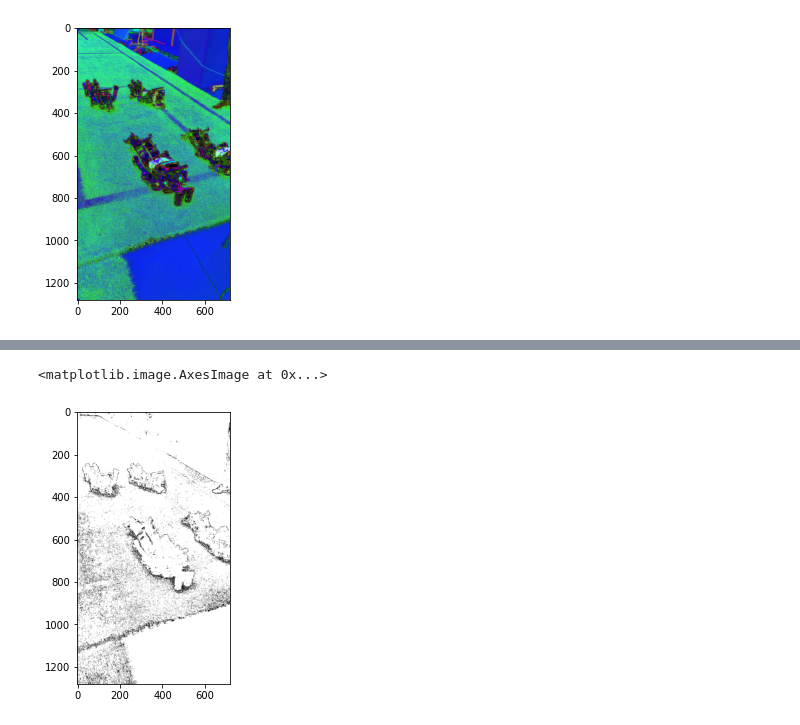
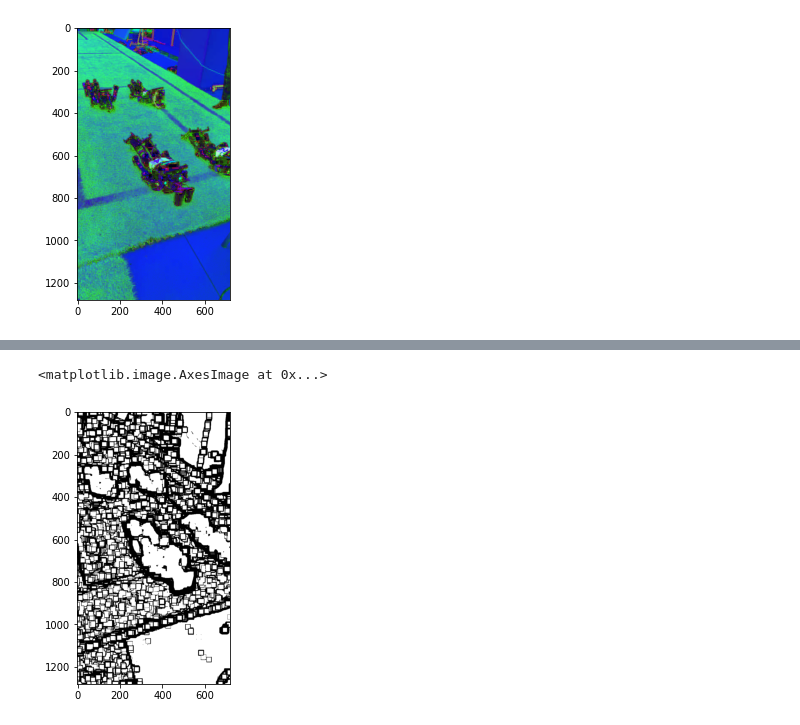
Before and after one commit to cyberschoolinmoscow/robofootball, a Jupyter notebook: homework/cv_hw2.ipynb, the cells around one changed output, grey strips where cells are left out. Drawn from its saved outputs; the diff is of its cells as text; code cells hidden in the pictures.

```diff
--- a/homework/cv_hw2.ipynb
+++ b/homework/cv_hw2.ipynb
@@ -35,5 +37,5 @@ plt.show()
 # %%
-blur = cv2.GaussianBlur(mask, (45,45), 0)
+blur = cv2.GaussianBlur(im1, (45,45), 3)
 plt.figure(figsize=(ax, ay))
 plt.imshow(blur, cmap="gray")
 plt.show()
@@ -41,0 +44,5 @@ plt.show()
+# %%
+dilation = cv2.dilate(blur,kernel,iterations =5)
+plt.figure(figsize=(ax, ay))
+plt.imshow(dilation, cmap="gray")
+plt.show()
@@ -41,0 +51,5 @@ plt.show()
+# %%
+erosion = cv2.erode( dilation,kernel,iterations = 10)
+plt.figure(figsize=(ax, ay))
+plt.imshow(erosion, cmap="gray")
+plt.show()
@@ -41,0 +58,5 @@ plt.show()
+# %%
+gradient = cv2.morphologyEx(erosion, cv2.MORPH_GRADIENT, kernel)
+plt.figure(figsize=(ax, ay))
+plt.imshow(gradient, cmap="gray")
+plt.show()
@@ -42,11 +65,11 @@ plt.show()
 # %%
-thresh = cv2.threshold(mask, 1, 255, cv2.THRESH_BINARY_INV)[1]
+thresh = cv2.threshold(gradient, 1, 255, cv2.THRESH_BINARY_INV)[1]
 contours = cv2.findContours(thresh, cv2.RETR_TREE, cv2.CHAIN_APPROX_SIMPLE)[0]
 plt.figure(figsize=(ax, ay))
 plt.imshow(thresh, cmap="gray")
 # %% [output]
 <matplotlib.image.AxesImage at 0x...>
-[figure, old version]
+[figure, new version]
 # %%
 mainContour = max(contours, key = cv2.contourArea)
 M = cv2.moments(mainContour)
```
Also changed, not shown: parts of 12 cells of this notebook.
